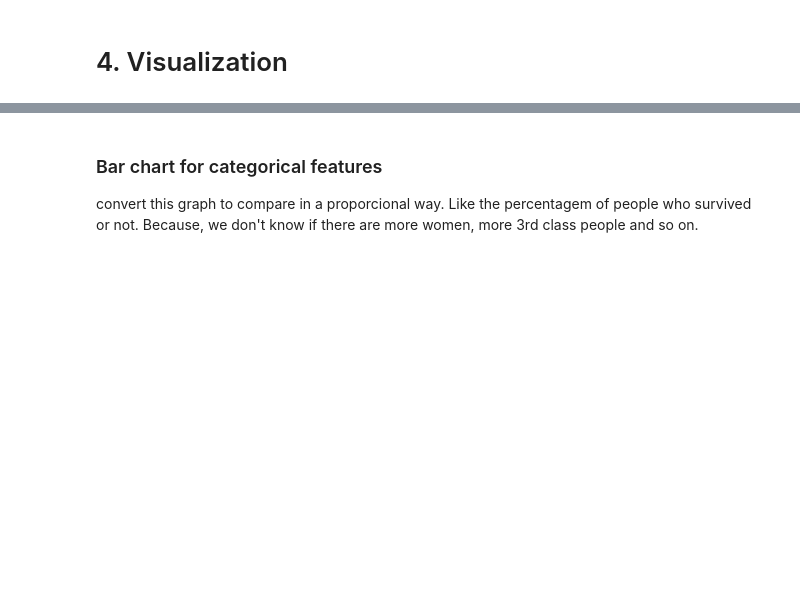
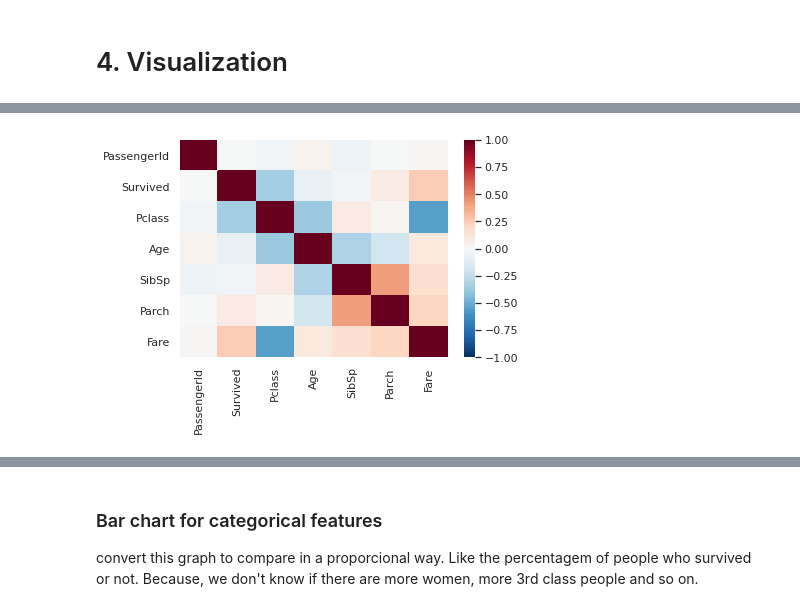
Before and after one commit to gabrielatrindade/ml-playground, a Jupyter notebook: projects/titanic/titanic.ipynb, the cells around one changed output, grey strips where cells are left out. Saved outputs shown, nothing was run; the diff lists cells and outputs as text; code cells hidden in the pictures; blank space fills up the shorter version.

Commit message:
titanic project: visualization section: adding feature correlation analysis

```diff
--- a/projects/titanic/titanic.ipynb
+++ b/projects/titanic/titanic.ipynb
@@ -142,0 +156,5 @@ dtype: int64
+# %%
+sns.heatmap(train.corr(), cmap="RdBu_r", vmax=1, vmin=-1)
+plt.show()
+# %% [output]
+[figure, added]
```
Also changed, not shown: parts of 36 cells of this notebook.
